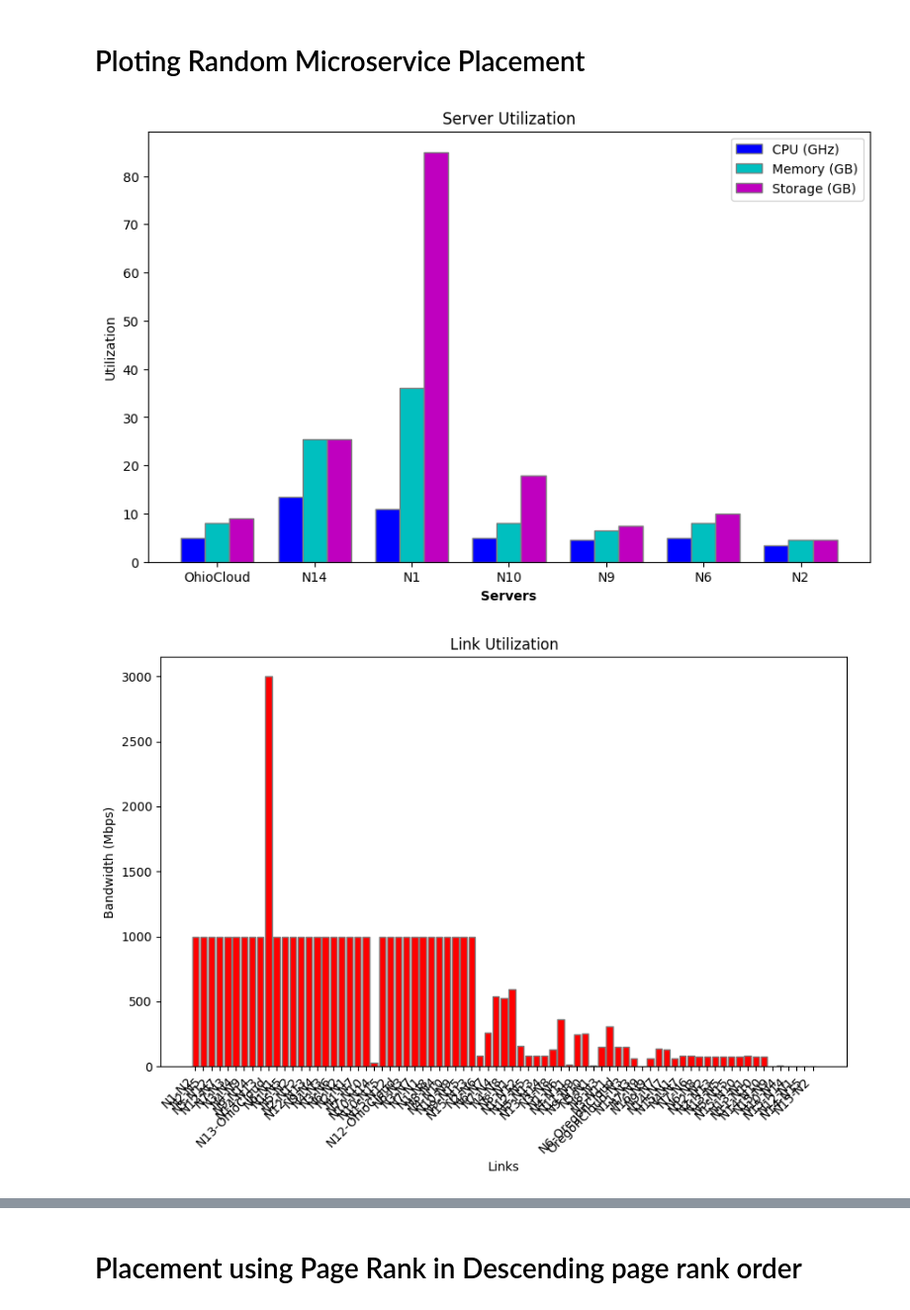
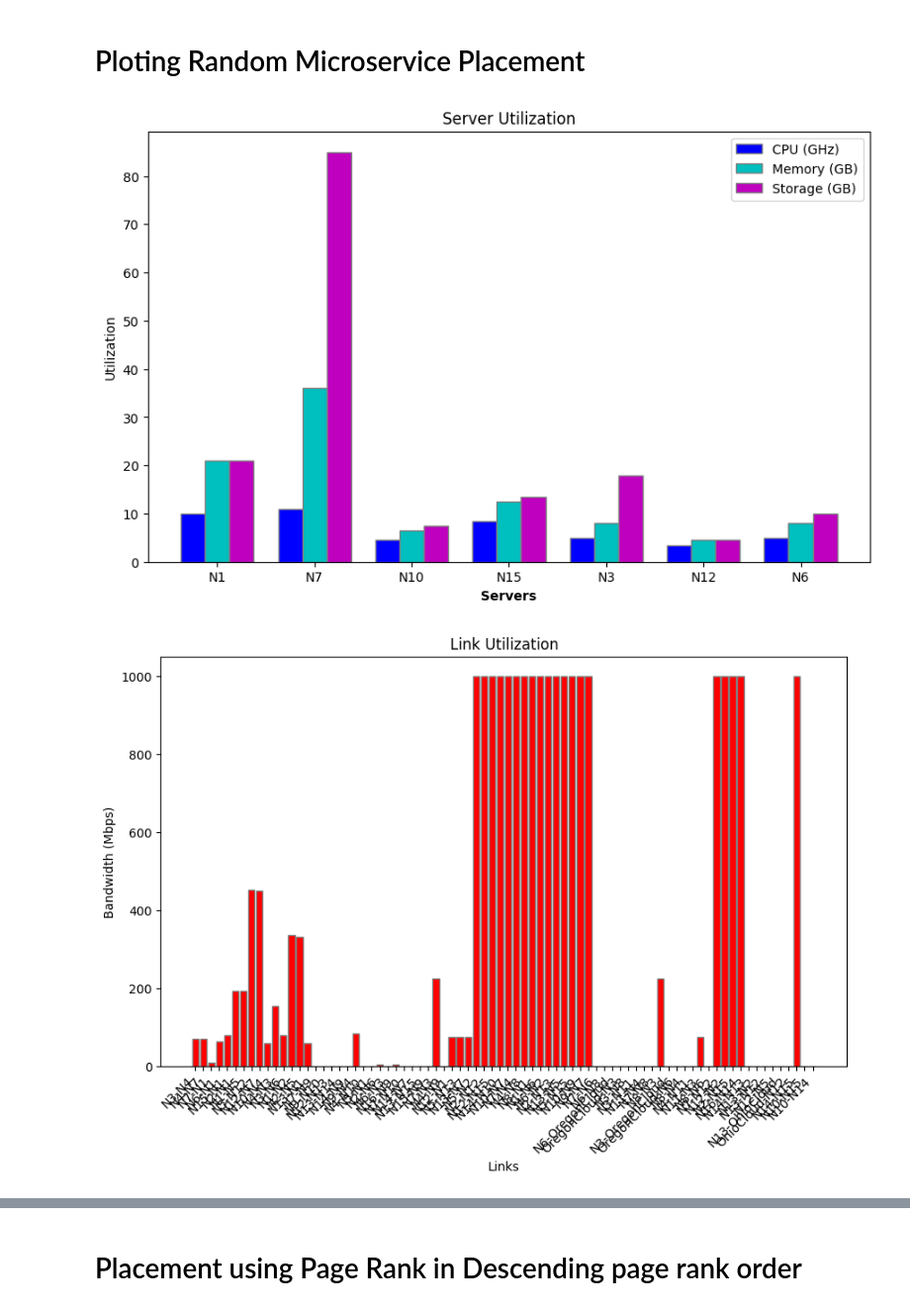
Before and after one commit to yrafique/VNF-python, a Jupyter notebook: Import_NetworkImport.ipynb, the cells around one changed output, grey strips where cells are left out. Shown at 99% size. Saved outputs shown, nothing was run; the diff lists cells and outputs as text; code cells hidden in the pictures.

```diff
--- a/Import_NetworkImport.ipynb
+++ b/Import_NetworkImport.ipynb
@@ -665,10 +669,10 @@ import numpy as np
 
 
 # Server Utilization Bar Graph
-servers = list(server_utilization.keys())
-cpu_util = [server_utilization[s]['cpu'] for s in servers]
-mem_util = [server_utilization[s]['memory'] for s in servers]
-storage_util = [server_utilization[s]['storage'] for s in servers]
+servers = list(server_utilization_random.keys())
+cpu_util = [server_utilization_random[s]['cpu'] for s in servers]
+mem_util = [server_utilization_random[s]['memory'] for s in servers]
+storage_util = [server_utilization_random[s]['storage'] for s in servers]
 
 barWidth = 0.25
 r1 = np.arange(len(cpu_util))
@@ -691,8 +695,8 @@ plt.show()
 #**********************************************************************************************************************
 
 # Link Utilization Bar Graph
-links = list(link_utilization.keys())
-bandwidth_util = [link_utilization[l] for l in links]
+links = list(link_utilization_random.keys())
+bandwidth_util = [link_utilization_random[l] for l in links]
 link_names = [f"{l[0]}-{l[1]}" for l in links]
 
 plt.figure(figsize=(10, 6))
@@ -707,33 +711,33 @@ plt.show()
 
 #**********************************************************************************************************************
 
 # Create a new figure for Accepted and Rejected Users
 y_max = 100  # Adjust this value as needed
 
 # Create a new figure for Accepted and Rejected Users
 plt.figure(figsize=(10, 6))
 
 # Bar positions for Accepted and Rejected Users
 r4 = [x + barWidth for x in r3]
 
-user_percentages = [accepted_percentage, rejected_percentage]
+user_percentages = [accepted_percentage_random, rejected_percentage_random]
 user_labels = ['Accepted Users', 'Rejected Users']
 
 # Set the bar positions at the center of the ticks
 bar_positions = [r + barWidth / 2 for r in r4[:2]]
 
 plt.bar(bar_positions, user_percentages, color=['g', 'r'], width=barWidth, edgecolor='grey')
 plt.xlabel('User Status')
 plt.ylabel('Percentage (%)')
 plt.title('Percentage of Accepted vs. Rejected Users')
 
 # Set the x-axis ticks at the center of the bars
 plt.xticks(bar_positions, user_labels)
 
 # Set the y-axis limit slightly above 100%
 plt.ylim(0, y_max)
 
 plt.show()
 # %% [output]
-[figure, old version]
+[figure, new version]
-[figure, old version]
+[figure, new version]
```
Also changed, not shown: parts of 16 cells of this notebook.
